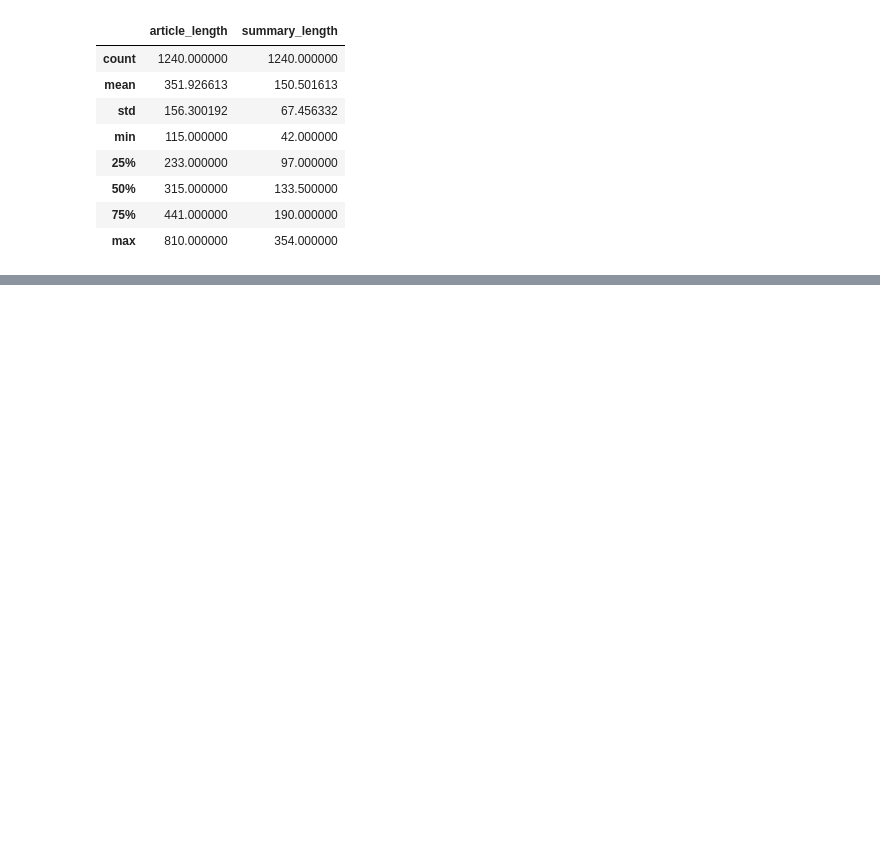
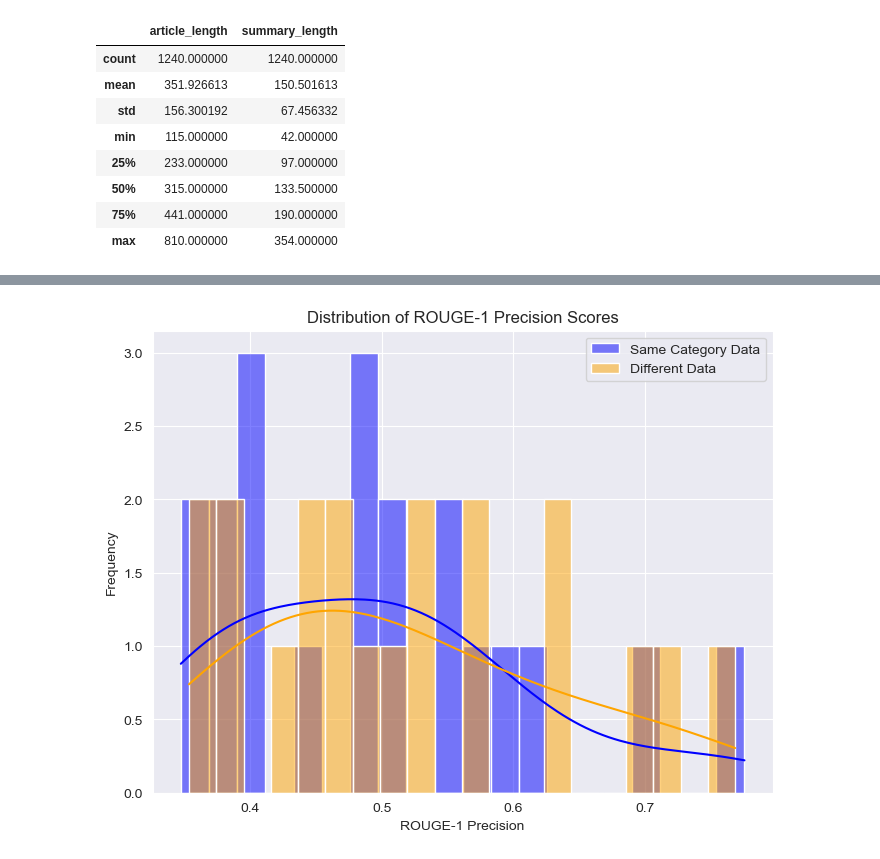
Before and after one commit to kysgattu/Evaluating-Cross-Domain-Adaptability-Of-Text-Summarizer-News-Article-Summarization, a Jupyter notebook: BART-Base.ipynb, the cells around one changed output, grey strips where cells are left out. Cells and saved outputs as stored; diff of their text form; code cells hidden in the pictures; blank space fills up the shorter version.

```diff
--- a/BART-Base.ipynb
+++ b/BART-Base.ipynb
@@ -357,0 +343,4 @@ results_df['Predicted Summary'][1]
+# %%
+sameCategoryData = genSummaryAndEvaluate(model, val_dataloader)
+# %%
+diffCategoryData = genSummaryAndEvaluate(model,test_dataloader)
@@ -357,0 +391,12 @@ results_df['Predicted Summary'][1]
+# %%
+# Distribution of ROUGE-1 Precision Scores
+plt.figure(figsize=(8, 6))
+sns.histplot(sameCategoryData['ROUGE-1 Precision'], bins=20, kde=True, color='blue', label='Same Category Data')
+sns.histplot(diffCategoryData['ROUGE-1 Precision'], bins=20, kde=True, color='orange', label='Different Data')
+plt.title('Distribution of ROUGE-1 Precision Scores')
+plt.xlabel('ROUGE-1 Precision')
+plt.ylabel('Frequency')
+plt.legend()
+plt.show()
+# %% [output]
+[figure, added]
```
Also changed, not shown: parts of 33 cells of this notebook, 1 other file.
